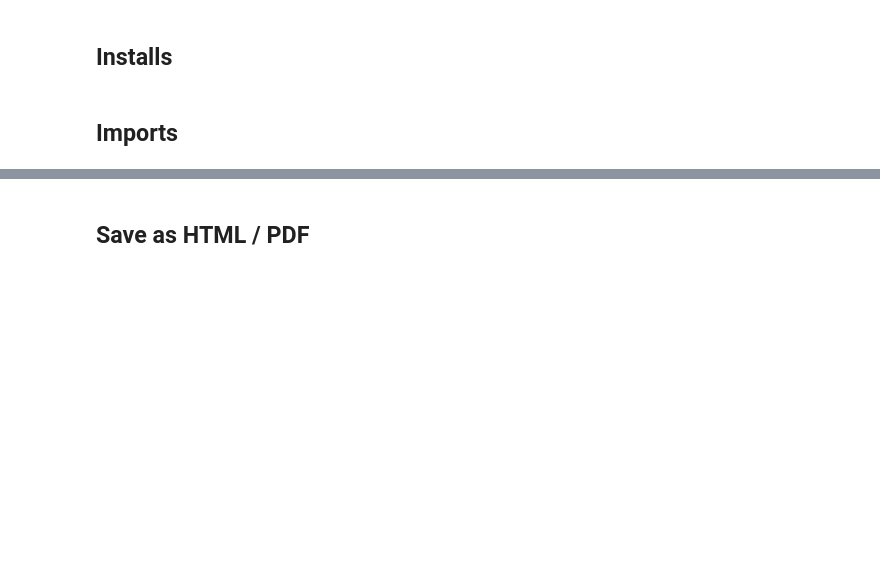
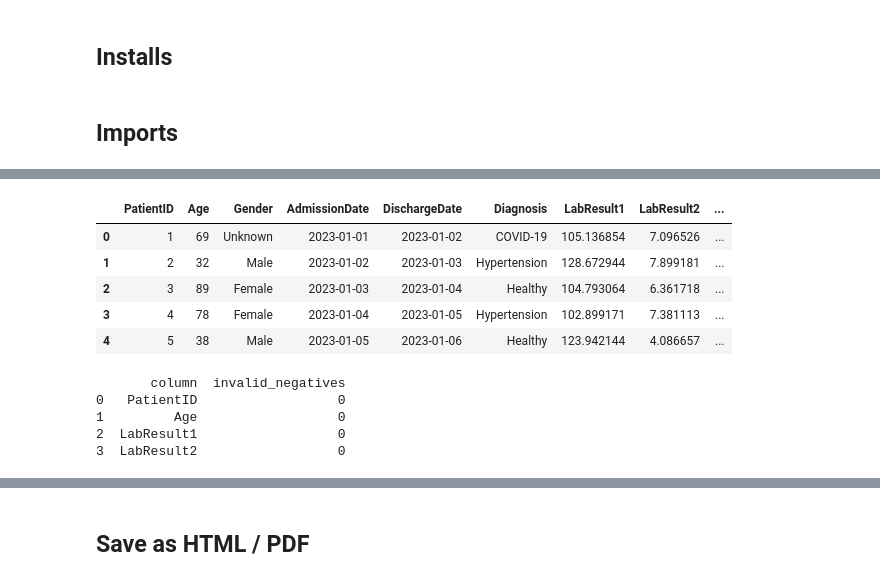
Before and after one commit to maxemileffort/synthetic_healthcare_data, a Jupyter notebook: Data_Quality_Validator.ipynb, the cells around one changed output, grey strips where cells are left out. Saved outputs shown, nothing was run; the diff lists cells and outputs as text; code cells hidden in the pictures; blank space fills up the shorter version.

Commit message:
cleaned up report

```diff
--- a/Data_Quality_Validator.ipynb
+++ b/Data_Quality_Validator.ipynb
@@ -148,3 +174,12 @@ print(profile_report)
+# %%
+df.head()
+# %% [output]
+|  | PatientID | Age | Gender | AdmissionDate | DischargeDate | Diagnosis | LabResult1 | LabResult2 | ... |
+| 0 | 1 | 69 | Unknown | 2023-01-01 | 2023-01-02 | COVID-19 | 105.136854 | 7.096526 | ... |
+| 1 | 2 | 32 | Male | 2023-01-02 | 2023-01-03 | Hypertension | 128.672944 | 7.899181 | ... |
+| 2 | 3 | 89 | Female | 2023-01-03 | 2023-01-04 | Healthy | 104.793064 | 6.361718 | ... |
+| 3 | 4 | 78 | Female | 2023-01-04 | 2023-01-05 | Hypertension | 102.899171 | 7.381113 | ... |
+| 4 | 5 | 38 | Male | 2023-01-05 | 2023-01-06 | Healthy | 123.942144 | 4.086657 | ... |
 # %%
 # Define validation rules
 def validate_rules(df):
@@ -162,35 +197,22 @@ print(rules_validation)
 
 # Function to validate date columns
 def validate_dates(df):
-    date_validation = {}
-    date_columns = []
-
-    # Identify potential date columns
-    for column in df.columns:
-        try:
-            # Check if column can be parsed as datetime
-            pd.to_datetime(df[column], errors='raise')
-            date_columns.append(column)
-            date_validation[column] = "All values are valid dates"
-        except Exception as e:
-            date_validation[column] = f"Invalid date values detected: {e}"
-
     # Check date sequencing if there are multiple date columns
     date_sequences = []
-    if len(date_columns) > 1:
-        for i, col1 in enumerate(date_columns):
-            for j, col2 in enumerate(date_columns):
+    if len(date_cols) > 1:
+        for i, col1 in enumerate(date_cols):
+            for j, col2 in enumerate(date_cols):
                 if i < j:  # Compare only unique pairs
-                    diff = pd.to_datetime(df[col1]) - pd.to_datetime(df[col2])
+                    diff = pd.to_datetime(df[col2]) - pd.to_datetime(df[col1])
                     neg_diff = diff * -1  # Reverse the order
                     date_sequences.append({
                         "columns": (col1, col2),
                         "sequences_forward": (diff > pd.Timedelta(0)).sum(),
                         "sequences_backward": (neg_diff > pd.Timedelta(0)).sum(),
                     })
-    return date_validation, date_sequences
+    return date_sequences
 
-date_validation_results, date_sequence_results = validate_dates(df)
+date_sequence_results = validate_dates(df)
 
 # Placeholder for validating expected values
 def validate_expected_values(df, expected_values):
@@ -222,16 +244,18 @@ expected_values = {
 expected_values_report = validate_expected_values(df, expected_values)
 
 # Integrate new results into the report
-def integrate_date_validation_into_report(date_validation_results, date_sequence_results):
-    date_validation_summary = ""
-    for column, status in date_validation_results.items():
-        date_validation_summary += f"<p>{column}: {status}</p>"
-
+def integrate_date_validation_into_report(date_sequence_results):
     date_sequence_summary = "<h3>Date Sequencing Results</h3>"
     for result in date_sequence_results:
         col_pair = result["columns"]
         date_sequence_summary += f"<p>Columns {col_pair[0]} and {col_pair[1]}: Forward Sequences = {result['sequences_forward']}, Backward Sequences = {result['sequences_backward']}</p>"
+    date_sequence_summary += "<br><p>Forward sequences are greater means the second date is later than the first.</p>"
+    return date_sequence_summary
 
-    return date_validation_summary + date_sequence_summary
-
-date_validation_html = integrate_date_validation_into_report(date_validation_results, date_sequence_results)
+date_validation_html = integrate_date_validation_into_report(date_sequence_results)
+# %% [output]
+       column  invalid_negatives
+0   PatientID                  0
+1         Age                  0
+2  LabResult1                  0
+3  LabResult2                  0
```
Also changed, not shown: parts of 7 cells of this notebook, 2 other files.
